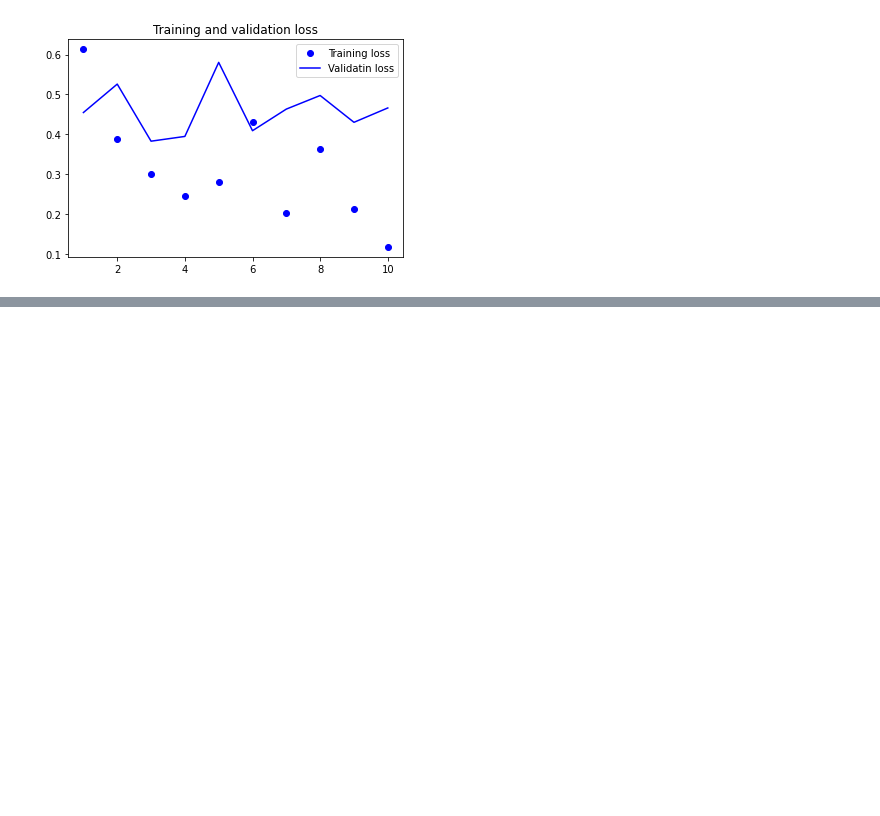
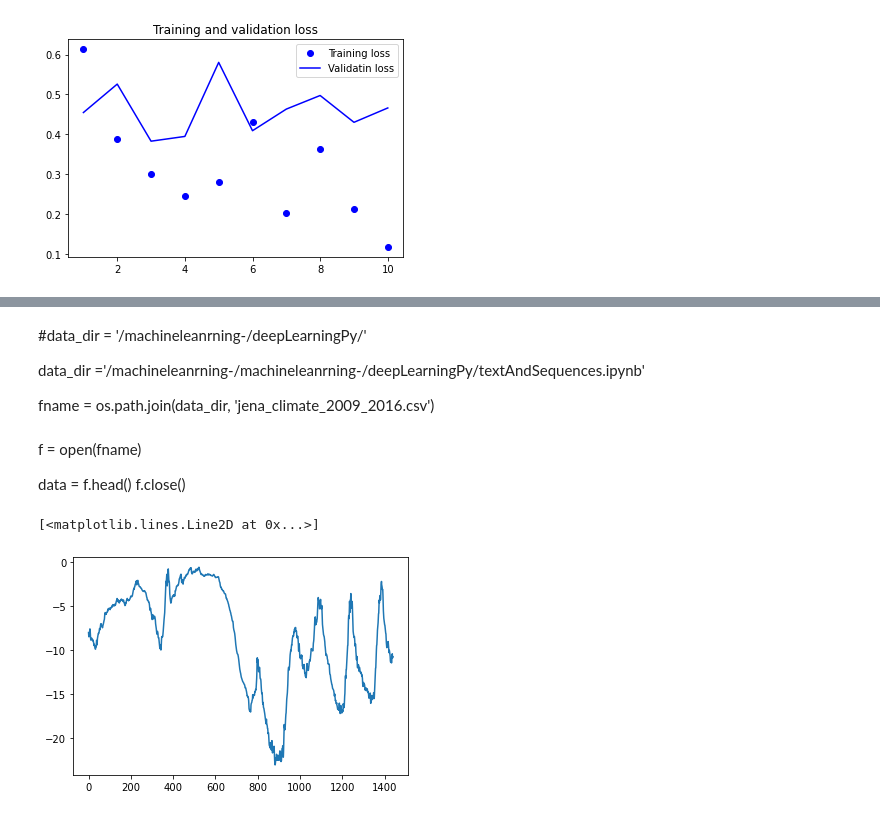
Before and after one commit to MuayThaiLegz/machineleanrning-, a Jupyter notebook: textAndSequences.ipynb, the cells around one changed output, grey strips where cells are left out. Cells and saved outputs as stored; diff of their text form; code cells hidden in the pictures; blank space fills up the shorter version.

Commit message:
advanced methods
wroking on more complex text cognitiion algos

```diff
--- a/textAndSequences.ipynb
+++ b/textAndSequences.ipynb
@@ -667,0 +712,23 @@ Epoch 1/10
+# %% [markdown]
+#data_dir = '/machineleanrning-/deepLearningPy/'
+
+data_dir ='/machineleanrning-/machineleanrning-/deepLearningPy/textAndSequences.ipynb'
+
+fname = os.path.join(data_dir, 'jena_climate_2009_2016.csv')
+# %% [markdown]
+f = open(fname)
+
+data = f.head()
+f.close()
+# %%
+
+jena_climate = pd.read_csv('jena_climate_2009_2016.csv',
+                           parse_dates=True, index_col='Date Time',
+                          infer_datetime_format=True)
+# %%
+temp = jena_climate[['T (degC)']]
+# %%
+display(plt.plot(range(1440), temp[:1440]))
+# %% [output]
+[<matplotlib.lines.Line2D at 0x...>]
+[figure, added]
```
Also changed, not shown: parts of 16 cells of this notebook.
